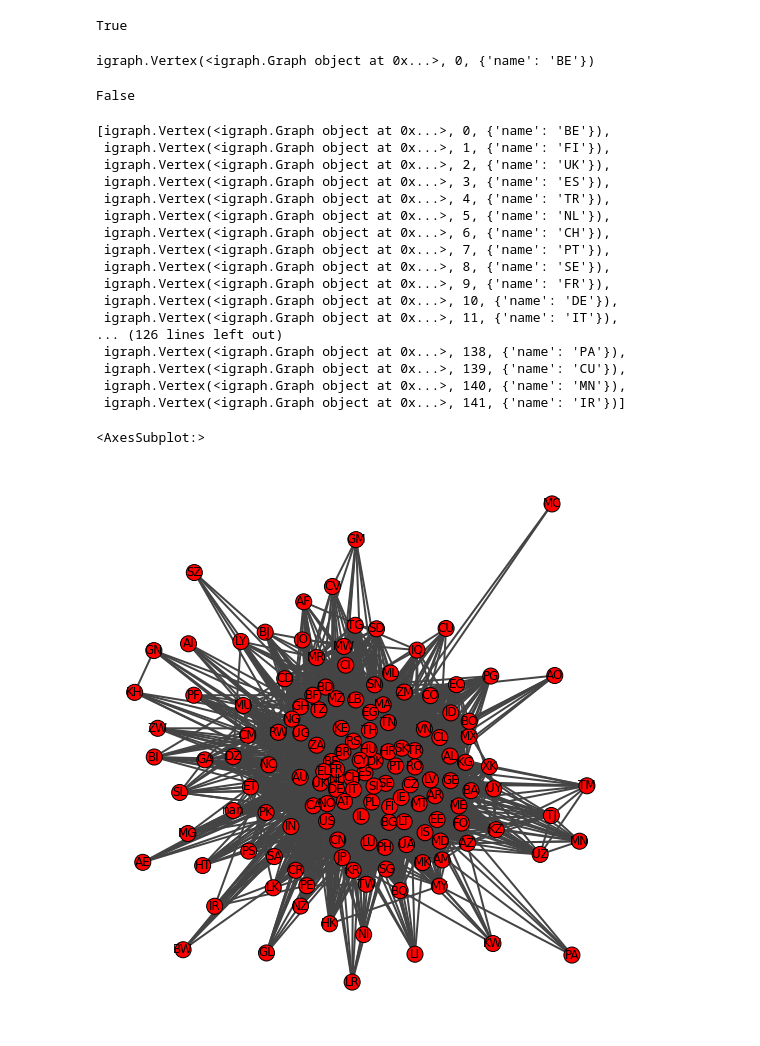
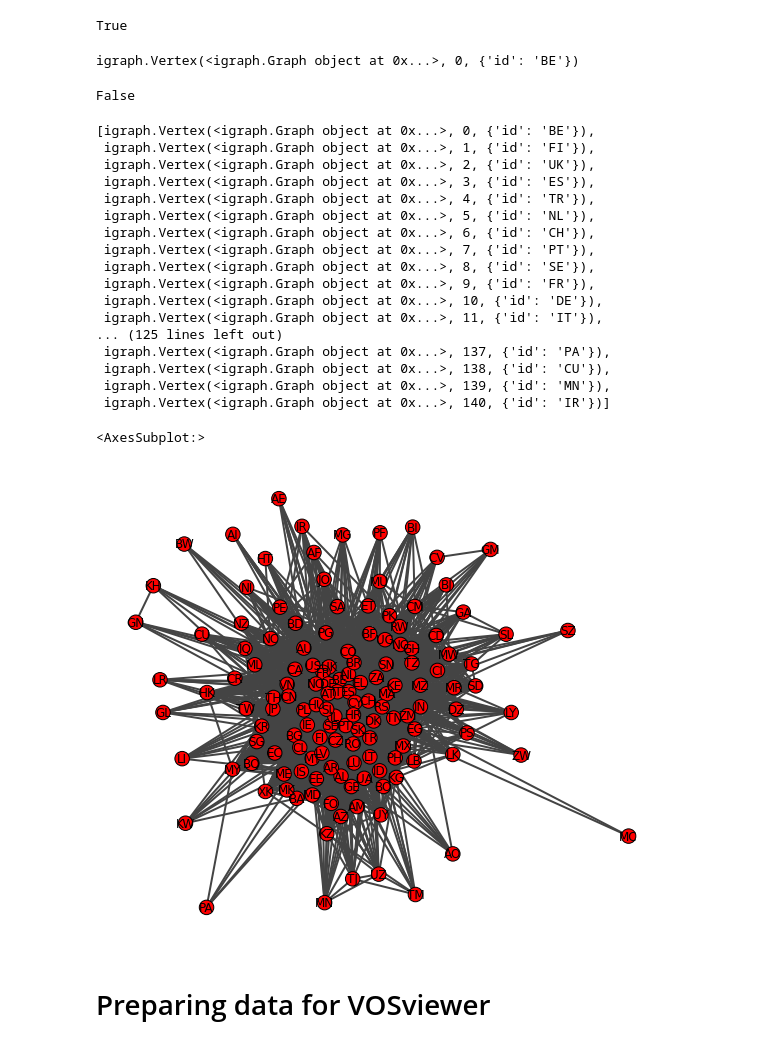
Before and after one commit to andremann/SciSci-course, a Jupyter notebook: notebooks/03.2-lab_project_network.ipynb, the cells around one changed output. Cells and saved outputs as stored; diff of their text form; code cells hidden in the pictures.

Commit message:
added export to vosviewer

```diff
--- a/notebooks/03.2-lab_project_network.ipynb
+++ b/notebooks/03.2-lab_project_network.ipynb
@@ -414,7 +416,8 @@ Task: now build the network using country codes
 # %%
 G = ig.Graph.TupleList(
-      edges=organisations[['country', 'projectID']].values,
-      directed=False
+      edges=organisations[organisations.country.notna()][['country', 'projectID']].values,
+      directed=False,
+      vertex_name_attr='id'
       )
 # %%
 is_bipartite, types = G.is_bipartite(return_types = True)
@@ -424,7 +427,7 @@ True
 # %%
 G.vs[0]
 # %% [output]
-igraph.Vertex(<igraph.Graph object at 0x...>, 0, {'name': 'BE'})
+igraph.Vertex(<igraph.Graph object at 0x...>, 0, {'id': 'BE'})
 # %%
 types[0]
 # %% [output]
@@ -434,26 +437,28 @@ G_country_projected = G.bipartite_projection(types=types, which=False)
 # %%
 list(G_country_projected.vs)
 # %% [output]
-[igraph.Vertex(<igraph.Graph object at 0x...>, 0, {'name': 'BE'}),
- igraph.Vertex(<igraph.Graph object at 0x...>, 1, {'name': 'FI'}),
- igraph.Vertex(<igraph.Graph object at 0x...>, 2, {'name': 'UK'}),
- igraph.Vertex(<igraph.Graph object at 0x...>, 3, {'name': 'ES'}),
- igraph.Vertex(<igraph.Graph object at 0x...>, 4, {'name': 'TR'}),
- igraph.Vertex(<igraph.Graph object at 0x...>, 5, {'name': 'NL'}),
- igraph.Vertex(<igraph.Graph object at 0x...>, 6, {'name': 'CH'}),
- igraph.Vertex(<igraph.Graph object at 0x...>, 7, {'name': 'PT'}),
- igraph.Vertex(<igraph.Graph object at 0x...>, 8, {'name': 'SE'}),
- igraph.Vertex(<igraph.Graph object at 0x...>, 9, {'name': 'FR'}),
- igraph.Vertex(<igraph.Graph object at 0x...>, 10, {'name': 'DE'}),
- igraph.Vertex(<igraph.Graph object at 0x...>, 11, {'name': 'IT'}),
-... (126 lines left out)
- igraph.Vertex(<igraph.Graph object at 0x...>, 138, {'name': 'PA'}),
- igraph.Vertex(<igraph.Graph object at 0x...>, 139, {'name': 'CU'}),
- igraph.Vertex(<igraph.Graph object at 0x...>, 140, {'name': 'MN'}),
- igraph.Vertex(<igraph.Graph object at 0x...>, 141, {'name': 'IR'})]
+[igraph.Vertex(<igraph.Graph object at 0x...>, 0, {'id': 'BE'}),
+ igraph.Vertex(<igraph.Graph object at 0x...>, 1, {'id': 'FI'}),
+ igraph.Vertex(<igraph.Graph object at 0x...>, 2, {'id': 'UK'}),
+ igraph.Vertex(<igraph.Graph object at 0x...>, 3, {'id': 'ES'}),
+ igraph.Vertex(<igraph.Graph object at 0x...>, 4, {'id': 'TR'}),
+ igraph.Vertex(<igraph.Graph object at 0x...>, 5, {'id': 'NL'}),
+ igraph.Vertex(<igraph.Graph object at 0x...>, 6, {'id': 'CH'}),
+ igraph.Vertex(<igraph.Graph object at 0x...>, 7, {'id': 'PT'}),
+ igraph.Vertex(<igraph.Graph object at 0x...>, 8, {'id': 'SE'}),
+ igraph.Vertex(<igraph.Graph object at 0x...>, 9, {'id': 'FR'}),
+ igraph.Vertex(<igraph.Graph object at 0x...>, 10, {'id': 'DE'}),
+ igraph.Vertex(<igraph.Graph object at 0x...>, 11, {'id': 'IT'}),
+... (125 lines left out)
+ igraph.Vertex(<igraph.Graph object at 0x...>, 137, {'id': 'PA'}),
+ igraph.Vertex(<igraph.Graph object at 0x...>, 138, {'id': 'CU'}),
+ igraph.Vertex(<igraph.Graph object at 0x...>, 139, {'id': 'MN'}),
+ igraph.Vertex(<igraph.Graph object at 0x...>, 140, {'id': 'IR'})]
 # %%
 fig, ax = plt.subplots()
-ig.plot(G_country_projected, target=ax, vertex_label=G_country_projected.vs['name'])
+ig.plot(G_country_projected, target=ax, vertex_label=G_country_projected.vs['id'])
 # %% [output]
 <AxesSubplot:>
-[figure, old version]
+[figure, new version]
+# %% [markdown]
+# Preparing data for VOSviewer
```
Also changed, not shown: parts of 3 cells of this notebook, 1 other file.
